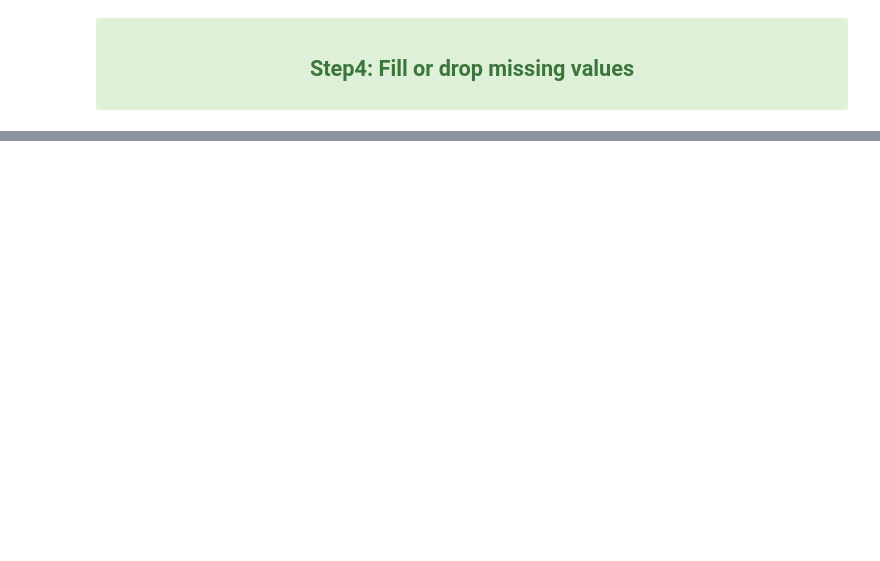
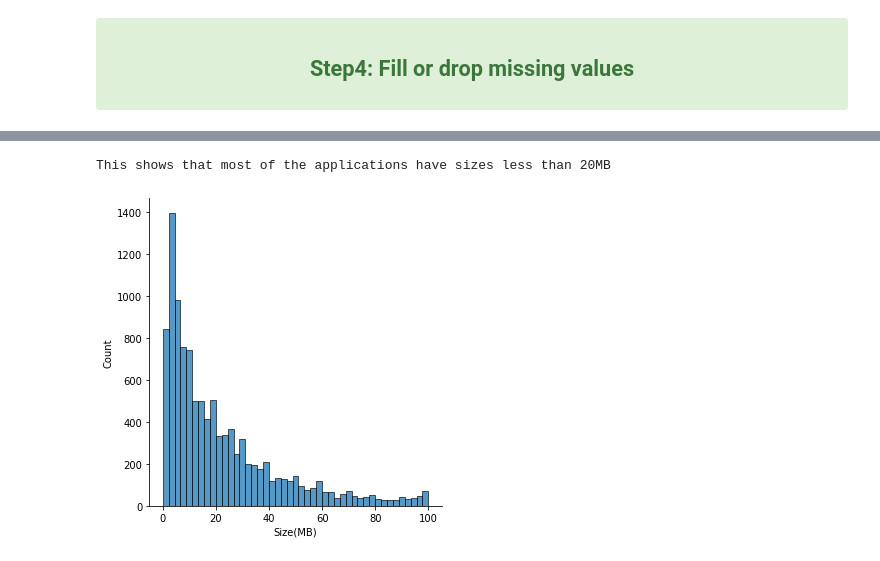
Before and after one commit to Mohammad-Amirifard/eda, a Jupyter notebook: EDA.ipynb, the cells around one changed output, grey strips where cells are left out. Cells and saved outputs as stored; diff of their text form; code cells hidden in the pictures; blank space fills up the shorter version.

```diff
--- a/EDA.ipynb
+++ b/EDA.ipynb
@@ -405,0 +485,6 @@ memory usage: 946.8 KB
+# %%
+sns.displot(data, x="Size(MB)")
+print('This shows that most of the applications have sizes less than 20MB')
+# %% [output]
+This shows that most of the applications have sizes less than 20MB
+[figure, added]
```
Also changed, not shown: parts of 42 cells of this notebook.
